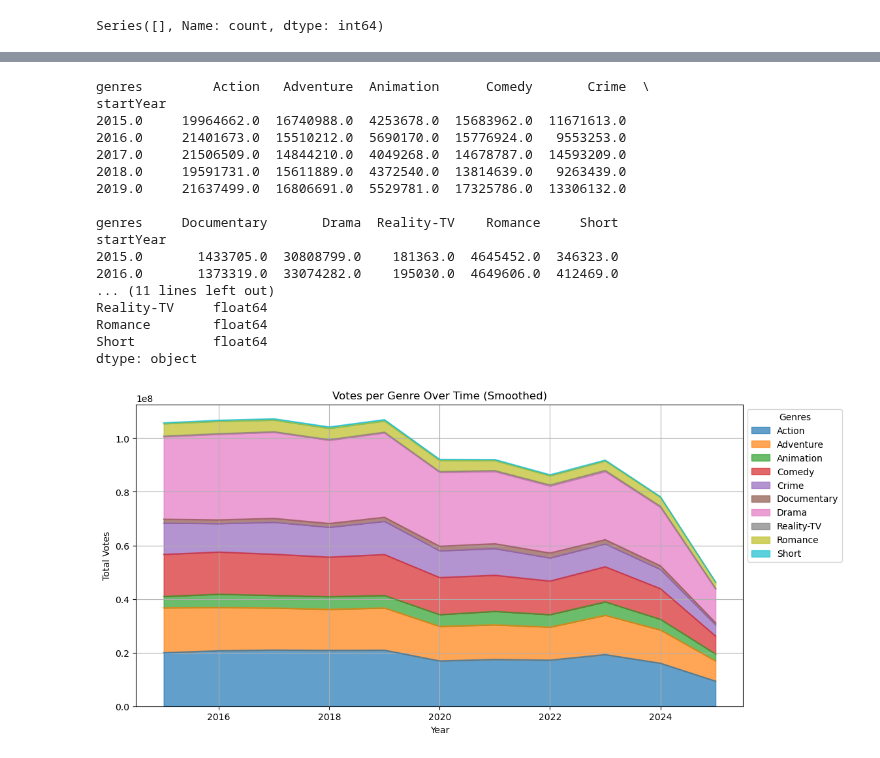
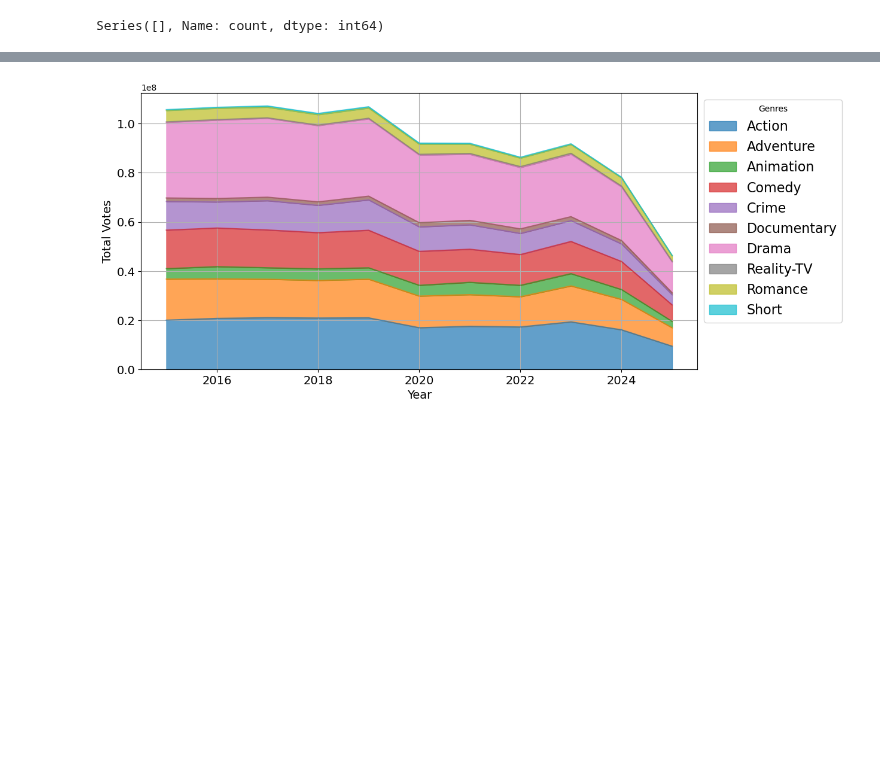
Before and after one commit to Ariestootl/machine_learning, a Jupyter notebook: Movie_Prediction/imdb.ipynb, the cells around one changed output, grey strips where cells are left out. Drawn from its saved outputs; the diff is of its cells as text; code cells hidden in the pictures; blank space fills up the shorter version.

```diff
--- a/Movie_Prediction/imdb.ipynb
+++ b/Movie_Prediction/imdb.ipynb
@@ -697,54 +697,39 @@ import matplotlib.pyplot as plt
 # Explode genres into separate rows
 movies_exploded = movies_new.explode("genres")
 
 # Keep only the top 10 genres
 top_genres = movies_exploded["genres"].value_counts().head(10).index.tolist()
 
 
 # Filter using exploded dataset
 filtered_movies = movies_exploded[movies_exploded["genres"].isin(top_genres)]; filtered_movies
 
 # Aggregate votes per year and genre
 genre_trends = (
     filtered_movies.groupby(["startYear", "genres"])
     .agg(total_votes=("numVotes", "sum"))
     .reset_index()
 )
 
 # Pivot for plotting
 genre_trends_pivot = genre_trends.pivot(index="startYear", columns="genres", values="total_votes").fillna(0)
 
 # Debugging: Ensure data is numeric and non-empty
-print(genre_trends_pivot.head())
-print(genre_trends_pivot.dtypes)
+# print(genre_trends_pivot.head())
+# print(genre_trends_pivot.dtypes)
 
 # # Apply rolling average for smoothing
 genre_trends_pivot = genre_trends_pivot.rolling(window=3, min_periods=1).mean()
 
 # Plot
 genre_trends_pivot.plot(kind="area", stacked=True, figsize=(12, 6), alpha=0.7)
-plt.title("Votes per Genre Over Time (Smoothed)")
-plt.xlabel("Year")
-plt.ylabel("Total Votes")
-plt.legend(title="Genres", bbox_to_anchor=(1, 1))
+# plt.title("Votes per Genre Over Time (Smoothed)")
+plt.xticks(fontsize=14)
+plt.yticks(fontsize=14)
+plt.xlabel("Year", fontsize=14)
+plt.ylabel("Total Votes", fontsize=14)
+plt.legend(title="Genres", bbox_to_anchor=(1, 1), fontsize=16)
 plt.grid(True)
 plt.show()
 # %% [output]
-genres         Action   Adventure  Animation      Comedy       Crime  \
-startYear
-2015.0     19964662.0  16740988.0  4253678.0  15683962.0  11671613.0
-2016.0     21401673.0  15510212.0  5690170.0  15776924.0   9553253.0
-2017.0     21506509.0  14844210.0  4049268.0  14678787.0  14593209.0
-2018.0     19591731.0  15611889.0  4372540.0  13814639.0   9263439.0
-2019.0     21637499.0  16806691.0  5529781.0  17325786.0  13306132.0
-
-genres     Documentary       Drama  Reality-TV    Romance     Short
-startYear
-2015.0       1433705.0  30808799.0    181363.0  4645452.0  346323.0
-2016.0       1373319.0  33074282.0    195030.0  4649606.0  412469.0
-... (11 lines left out)
-Reality-TV     float64
-Romance        float64
-Short          float64
-dtype: object
-[figure, old version]
+[figure, new version]
```
Also changed, not shown: parts of 3 cells of this notebook.
